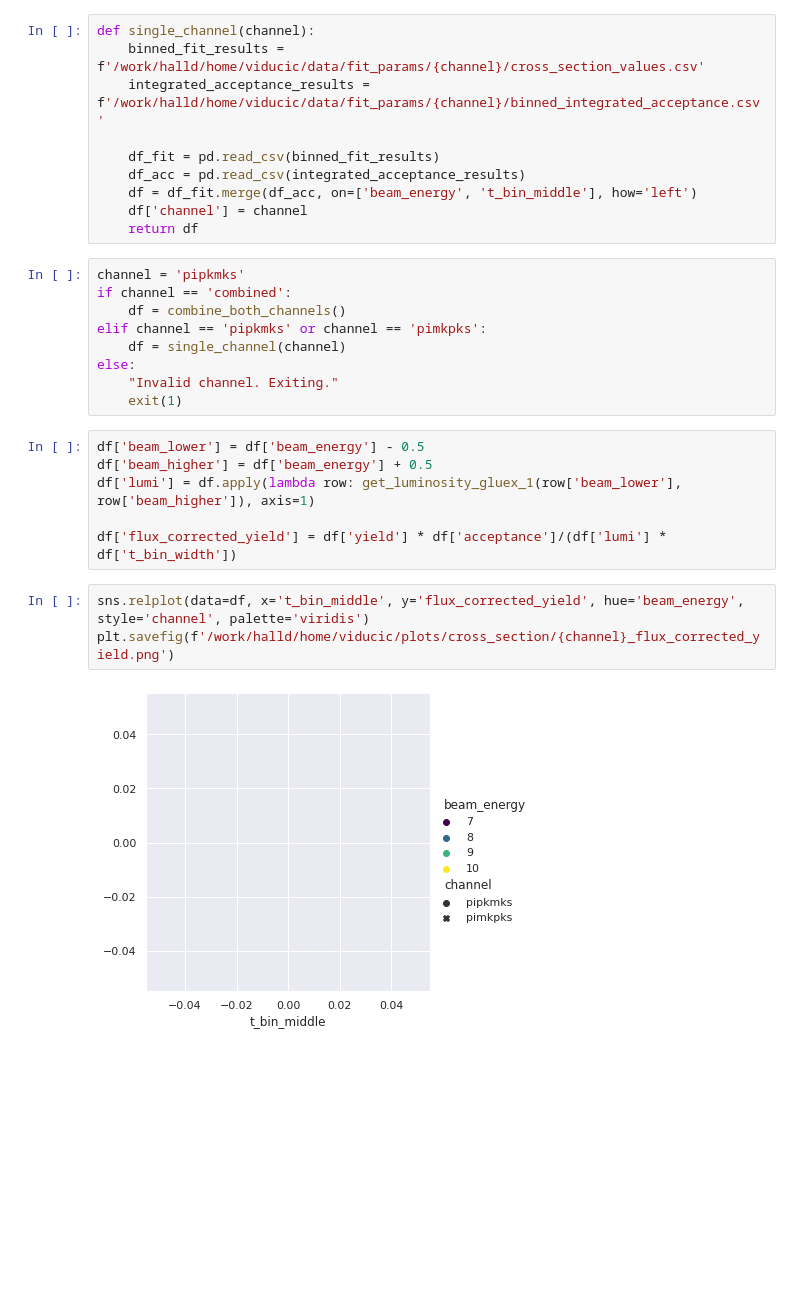
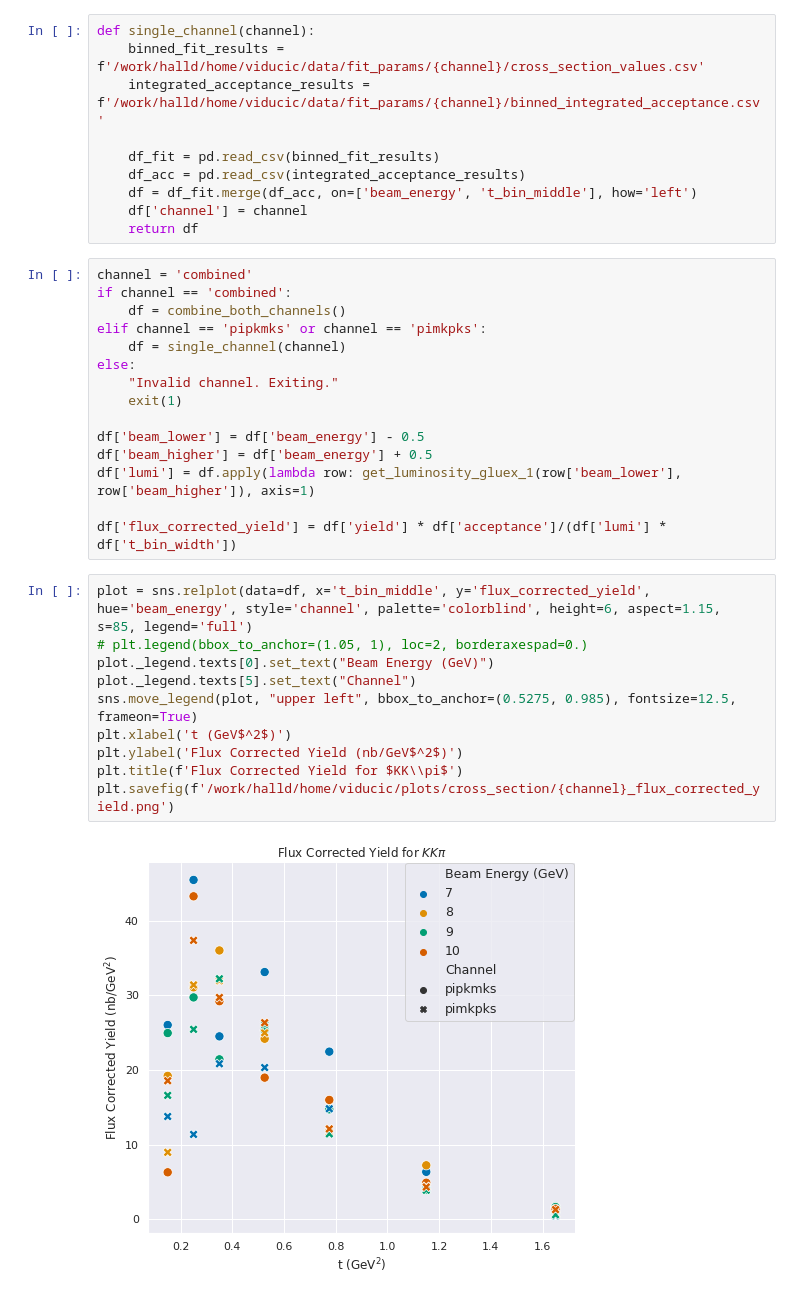
Before and after one commit to tylerviducic/gluex, a Jupyter notebook: scripts/crosssection/flux_corrected_yield.ipynb, the cells around one changed output. Cells and saved outputs as stored; diff of their text form; blank space fills up the shorter version.

Commit message:
i think the plotting issues are sorted out

```diff
--- a/scripts/crosssection/flux_corrected_yield.ipynb
+++ b/scripts/crosssection/flux_corrected_yield.ipynb
@@ -33,7 +31,7 @@ def single_channel(channel):
     df['channel'] = channel
     return df
 # %%
-channel = 'pipkmks'
+channel = 'combined'
 if channel == 'combined':
     df = combine_both_channels()
 elif channel == 'pipkmks' or channel == 'pimkpks':
@@ -41,14 +39,21 @@ elif channel == 'pipkmks' or channel == 'pimkpks':
 else:
     "Invalid channel. Exiting."
     exit(1)
+
+df['beam_lower'] = df['beam_energy'] - 0.5
+df['beam_higher'] = df['beam_energy'] + 0.5
+df['lumi'] = df.apply(lambda row: get_luminosity_gluex_1(row['beam_lower'], row['beam_higher']), axis=1)
+
+df['flux_corrected_yield'] = df['yield'] * df['acceptance']/(df['lumi'] * df['t_bin_width'])
-# %%
-df['beam_lower'] = df['beam_energy'] - 0.5
-df['beam_higher'] = df['beam_energy'] + 0.5
-df['lumi'] = df.apply(lambda row: get_luminosity_gluex_1(row['beam_lower'], row['beam_higher']), axis=1)
-
-df['flux_corrected_yield'] = df['yield'] * df['acceptance']/(df['lumi'] * df['t_bin_width'])
-# %%
-sns.relplot(data=df, x='t_bin_middle', y='flux_corrected_yield', hue='beam_energy', style='channel', palette='viridis')
-plt.savefig(f'/work/halld/home/viducic/plots/cross_section/{channel}_flux_corrected_yield.png')
-# %% [output]
-[figure, removed]
+# %%
+plot = sns.relplot(data=df, x='t_bin_middle', y='flux_corrected_yield', hue='beam_energy', style='channel', palette='colorblind', height=6, aspect=1.15, s=85, legend='full')
+# plt.legend(bbox_to_anchor=(1.05, 1), loc=2, borderaxespad=0.)
+plot._legend.texts[0].set_text("Beam Energy (GeV)")
+plot._legend.texts[5].set_text("Channel")
+sns.move_legend(plot, "upper left", bbox_to_anchor=(0.5275, 0.985), fontsize=12.5, frameon=True)
+plt.xlabel('t (GeV$^2$)')
+plt.ylabel('Flux Corrected Yield (nb/GeV$^2$)')
+plt.title(f'Flux Corrected Yield for $KK\\pi$')
+plt.savefig(f'/work/halld/home/viducic/plots/cross_section/{channel}_flux_corrected_yield.png')
+# %% [output]
+[figure, added]
```
Also changed, not shown: parts of 1 cell of this notebook.
